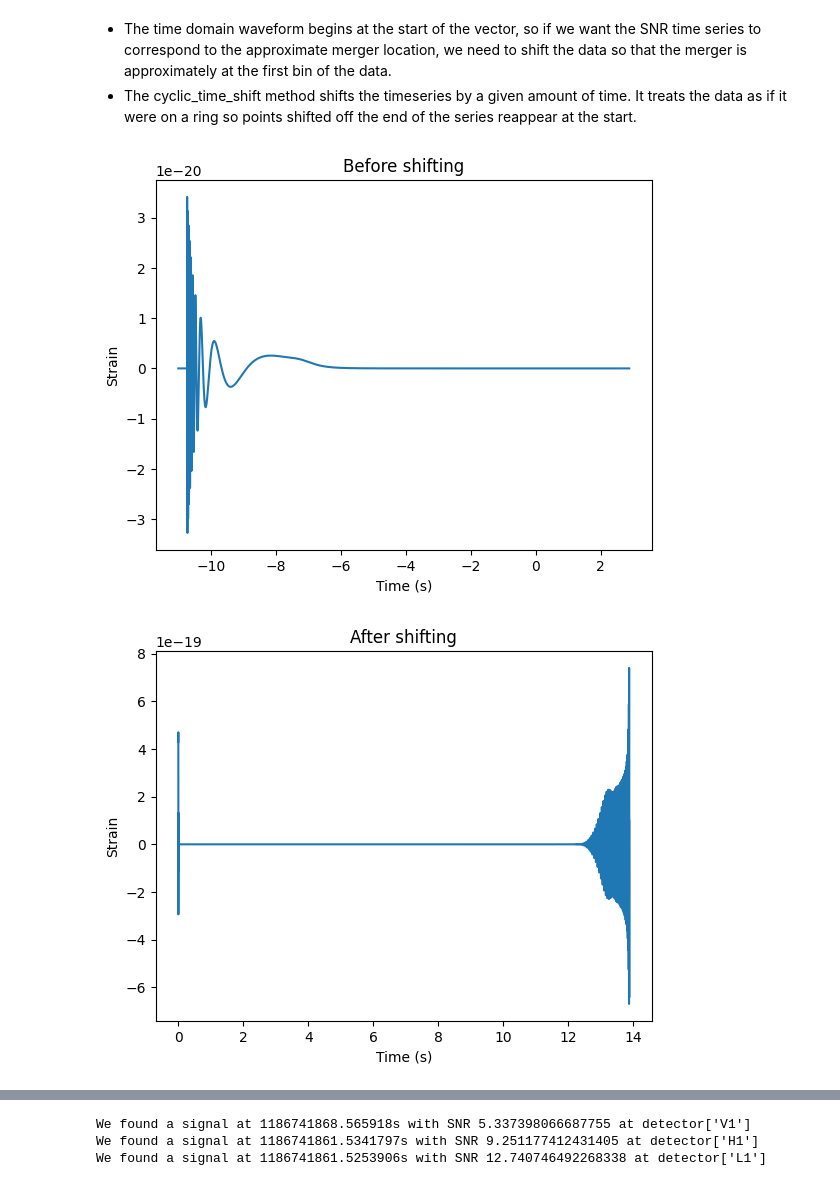
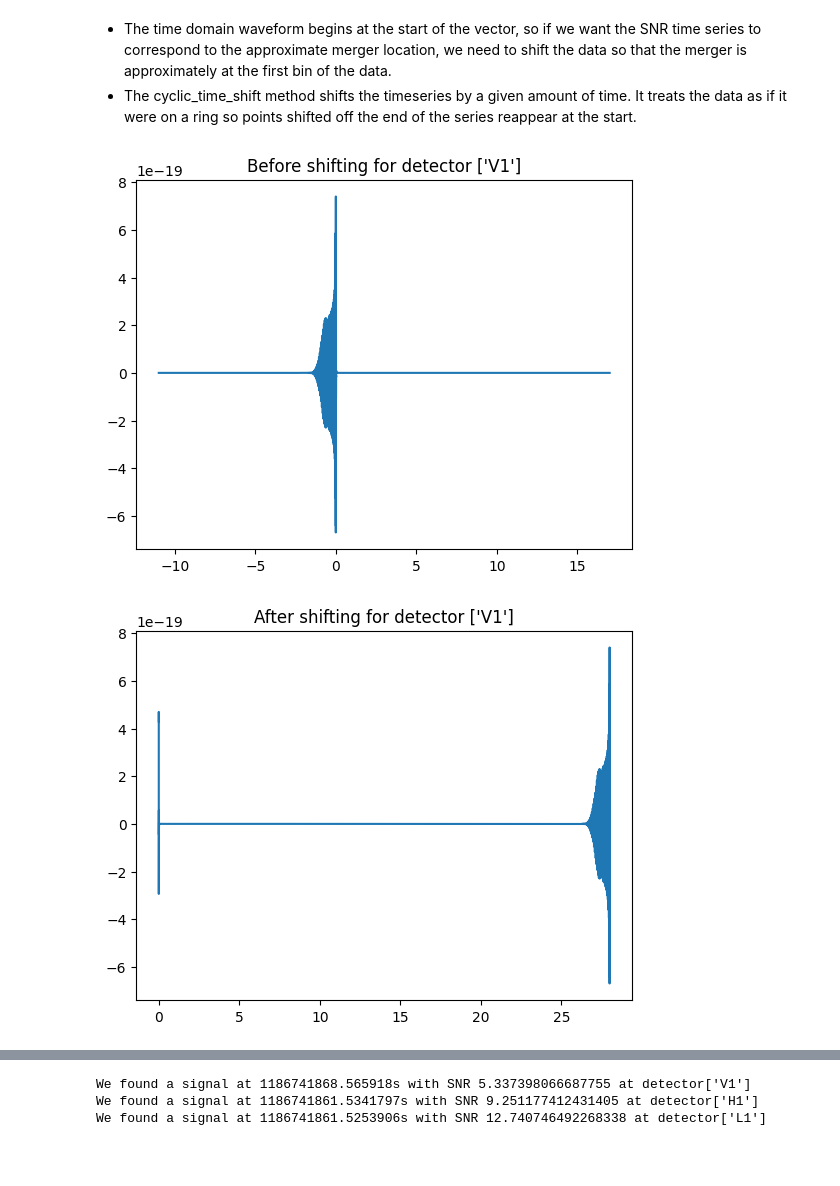
Before and after one commit to Heiley-W/Gravitational-Wave-Open-Data-Workshop, a Jupyter notebook: summary/GW3_Generate_Waveform_and_Matched_Filtering.ipynb, the cells around one changed output, grey strips where cells are left out. Saved outputs shown, nothing was run; the diff lists cells and outputs as text; code cells hidden in the pictures; blank space fills up the shorter version.

```diff
--- a/summary/GW3_Generate_Waveform_and_Matched_Filtering.ipynb
+++ b/summary/GW3_Generate_Waveform_and_Matched_Filtering.ipynb
@@ -192,6 +210,8 @@ pylab.show()
 
 - To avoid this, we trim the ends of the data sufficiently to ensure that they do not wrap around the input. We will enforce this requirement in all steps of our filtering.
 # %%
+conditioned = {}
+
 for ifo in ifos:
     strain = merger.strain(ifo)
 
@@ -199,9 +219,9 @@ for ifo in ifos:
     strain = highpass(strain, 15)
     strain = resample_to_delta_t(strain, 1.0/2048)
     # Remove 2 seconds of data from both the beginning and end
-    conditioned = strain.crop(2, 2)
+    conditioned[ifo] = strain.crop(2, 2)
 
-    pylab.plot(conditioned.sample_times, conditioned, label=ifo)
+    pylab.plot(conditioned[ifo].sample_times, conditioned[ifo], label=ifo)
 
 pylab.xlabel('Time (s)')
 pylab.show()
@@ -227,7 +247,7 @@ psd = {}
 
 for ifo in ifos:
     # Read in and precondition the data
-    ts = m.strain(ifo).highpass_fir(15, 512)
+    ts = merger.strain(ifo).highpass_fir(15, 512)
     data[ifo] = resample_to_delta_t(ts, 1.0/2048).crop(2, 2)
 
     # We use 2 second samples of our time series in Welch method.
@@ -242,6 +262,7 @@ for ifo in ifos:
     # below this we need to inform the function to not include frequencies
     # below this frequency.
     p = inverse_spectrum_truncation(p, int(2 * data[ifo].sample_rate), low_frequency_cutoff=15.0)
+    p = interpolate(p, data[ifo].delta_f)
     psd[ifo] = p
 
     pylab.plot(psd[ifo].sample_frequencies, psd[ifo], label=ifo)
@@ -265,24 +286,24 @@ We plot both the time domain and frequency domain waveform for matching in both
 from pycbc.waveform import get_td_waveform
 
 # Calculate the component mass of each black hole in the detector frame
-cmass = (m.median1d("mass1")+m.median1d("mass2")) / 2      # This is in the source frame
-cmass *= (1 + m.median1d("redshift")) # apply redshift to get to the detector frame
+cmass = (merger.median1d("mass1")+merger.median1d("mass2")) / 2      # This is in the source frame
+cmass *= (1 + merger.median1d("redshift")) # apply redshift to get to the detector frame
 
 # Generates time domain waveform
 hp_td, hc_td = get_td_waveform(approximant="IMRPhenomD",
                          mass1=cmass, mass2=cmass,
-                         f_lower=20.0, delta_f=data[ifo].delta_f, delta_t=data[ifo].delta_t,)
+                         f_lower=20.0, delta_f=data[ifo].delta_f, delta_t=data[ifo].delta_t,label=ifo)
 
 # This is a frequency domain waveform generator. It has a very similar syntax to the time domain
 # waveform function used in prior tutorials. This function returns both a plus and a cross
 # polarization waveform, but we will just use the plus polarization in building our template
 # as these are only different by a phase offset in this specific case.
-hp_fd, _ = get_fd_waveform(approximant="IMRPhenomD",
+hp_fd, hc_fd = get_fd_waveform(approximant="IMRPhenomD",
                          mass1=cmass, mass2=cmass,
-                         f_lower=20.0, delta_f=data[ifo].delta_f)
+                         f_lower=20.0, delta_f=data[ifo].delta_f,label=ifo)
 
 # Resize the vector to match our data
-hp_td.resize(len(psd[ifo]))
+hp_td.resize(len(conditioned[ifo]))
 hp_fd.resize(len(psd[ifo]))
 # %% [markdown]
 - The time domain waveform begins at the start of the vector, so if we want the SNR time series to correspond to the approximate merger location, we need to shift the data so that the merger is approximately at the first bin of the data.
@@ -290,20 +311,18 @@ hp_fd.resize(len(psd[ifo]))
 # %%
 # Let's plot the signal before and after shifting
 
-pylab.figure()
-pylab.title('Before shifting')
-pylab.plot(hp_td.sample_times, hp)
-pylab.xlabel('Time (s)')
-pylab.ylabel('Strain')
+template = {}
 
-template = hp_td.cyclic_time_shift(hp_td.start_time)
+for ifo in ifos:
+  pylab.figure()
+  pylab.title('Before shifting for detector {}'.format([ifo]))
+  pylab.plot(hp_td.sample_times, hp_td)
+  pylab.show()
 
-pylab.figure()
-pylab.title('After shifting')
-pylab.plot(template.sample_times, template)
-pylab.xlabel('Time (s)')
-pylab.ylabel('Strain')
-pylab.show()
+  template[ifo] = hp_td.cyclic_time_shift(hp_td.start_time)
+  pylab.plot(template[ifo].sample_times, template[ifo])
+  pylab.title('After shifting for detector {}'.format([ifo]))
+  pylab.show()
 # %% [output]
-[figure, old version]
+[figure, new version]
-[figure, old version]
+[figure, new version]
```
Also changed, not shown: parts of 9 cells of this notebook.
